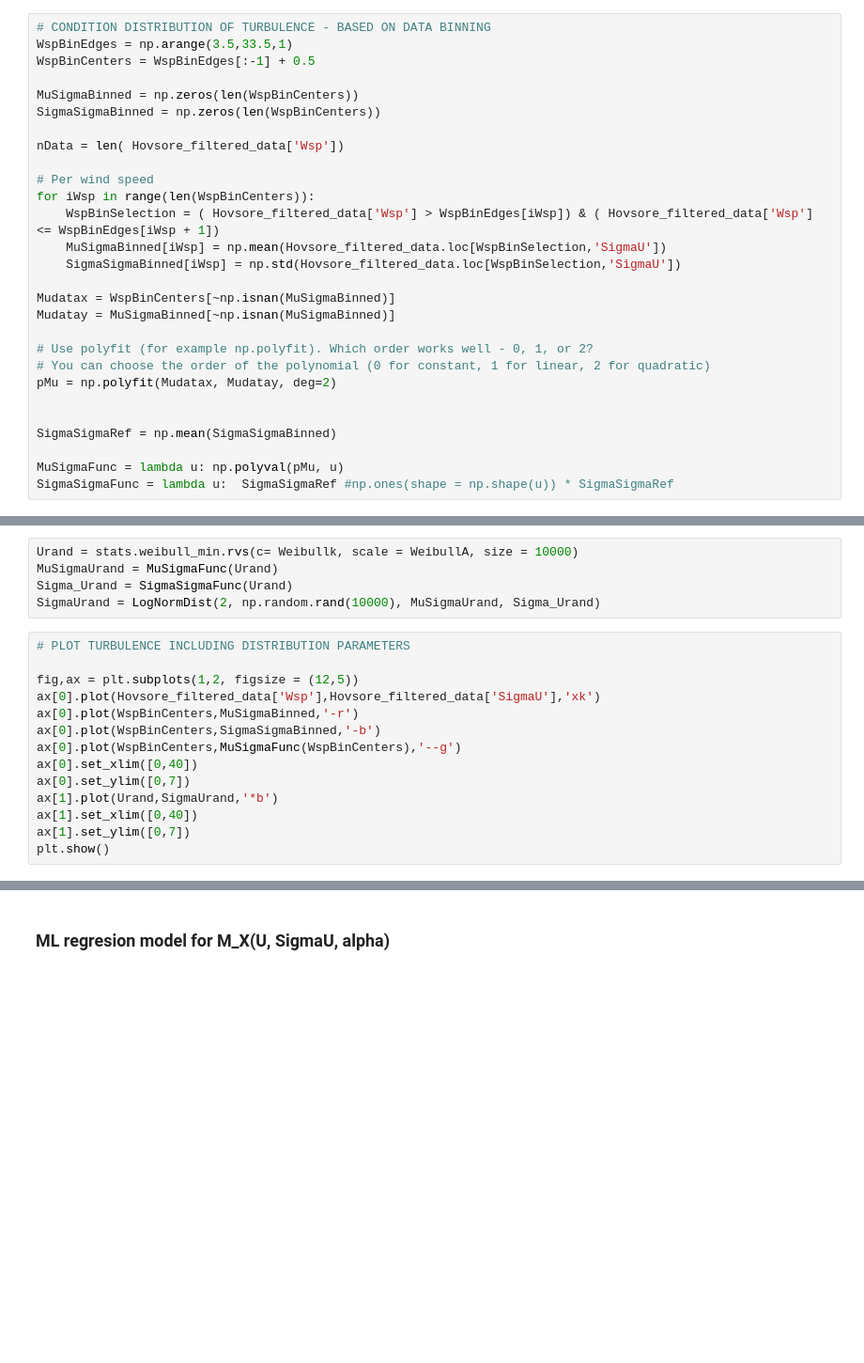
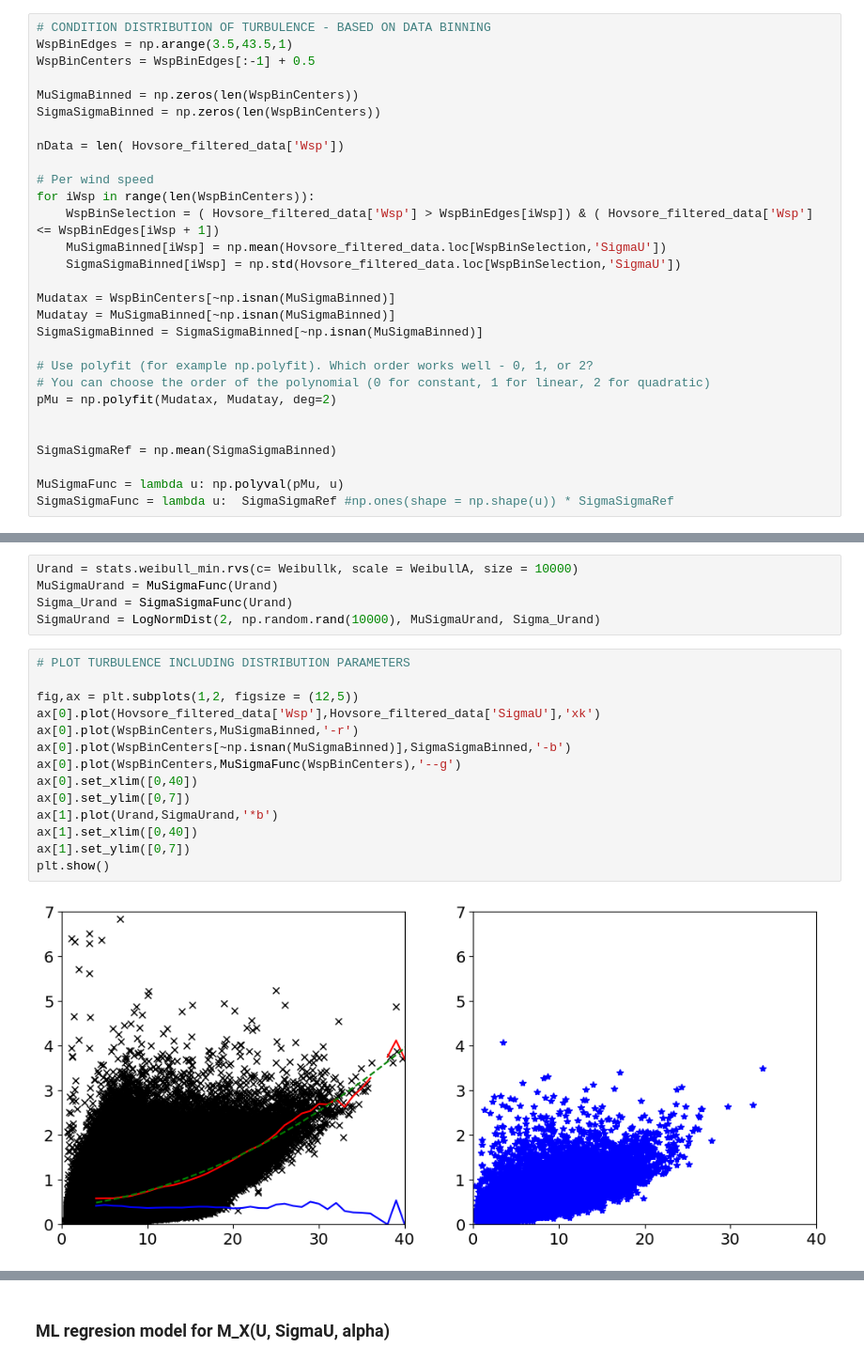
Before and after one commit to InbasatAQ/Reliability-of-a-wind-turbine-blade-against-fatigue-failure-in-the-root-section, a Jupyter notebook: PMWE.ipynb, the cells around one changed output, grey strips where cells are left out. Shown at 94% size. Cells and saved outputs as stored; diff of their text form; blank space fills up the shorter version.

```diff
--- a/PMWE.ipynb
+++ b/PMWE.ipynb
@@ -123,7 +133,7 @@ def LogNormDist(task,x,mu,sigma):
     return y
 # %%
 # CONDITION DISTRIBUTION OF TURBULENCE - BASED ON DATA BINNING
-WspBinEdges = np.arange(3.5,33.5,1)
+WspBinEdges = np.arange(3.5,43.5,1)
 WspBinCenters = WspBinEdges[:-1] + 0.5
 
 MuSigmaBinned = np.zeros(len(WspBinCenters))
@@ -139,6 +149,7 @@ for iWsp in range(len(WspBinCenters)):
 
 Mudatax = WspBinCenters[~np.isnan(MuSigmaBinned)]
 Mudatay = MuSigmaBinned[~np.isnan(MuSigmaBinned)]
+SigmaSigmaBinned = SigmaSigmaBinned[~np.isnan(MuSigmaBinned)]
 
 # Use polyfit (for example np.polyfit). Which order works well - 0, 1, or 2?
 # You can choose the order of the polynomial (0 for constant, 1 for linear, 2 for quadratic)
@@ -179,17 +198,19 @@ SigmaUrand = LogNormDist(2, np.random.rand(10000), MuSigmaUrand, Sigma_Urand)
 # %%
 # PLOT TURBULENCE INCLUDING DISTRIBUTION PARAMETERS
 
 fig,ax = plt.subplots(1,2, figsize = (12,5))
 ax[0].plot(Hovsore_filtered_data['Wsp'],Hovsore_filtered_data['SigmaU'],'xk')
 ax[0].plot(WspBinCenters,MuSigmaBinned,'-r')
-ax[0].plot(WspBinCenters,SigmaSigmaBinned,'-b')
+ax[0].plot(WspBinCenters[~np.isnan(MuSigmaBinned)],SigmaSigmaBinned,'-b')
 ax[0].plot(WspBinCenters,MuSigmaFunc(WspBinCenters),'--g')
 ax[0].set_xlim([0,40])
 ax[0].set_ylim([0,7])
 ax[1].plot(Urand,SigmaUrand,'*b')
 ax[1].set_xlim([0,40])
 ax[1].set_ylim([0,7])
 plt.show()
+# %% [output]
+[figure, added]
 # %%
 # Set parameters for bootstrapping
 bootstrap_iterations = 10000  # Number of bootstrap samples
```
Also changed, not shown: parts of 14 cells of this notebook.
